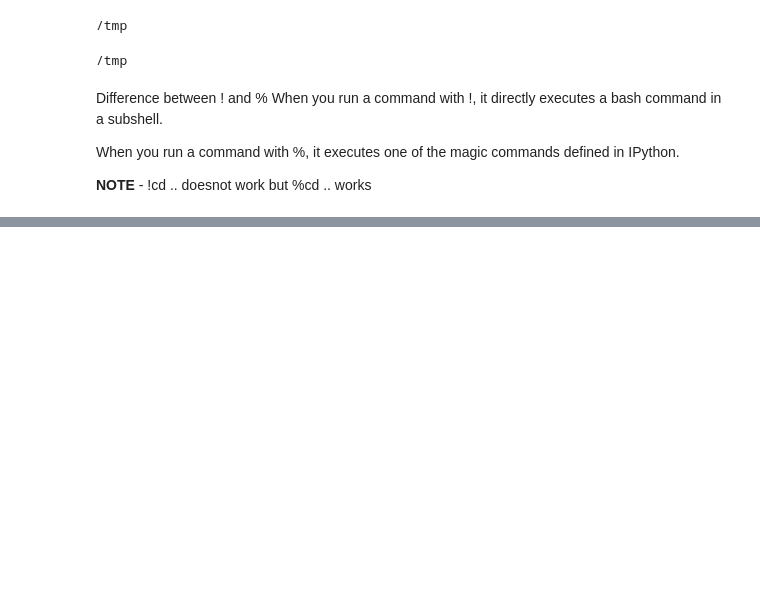
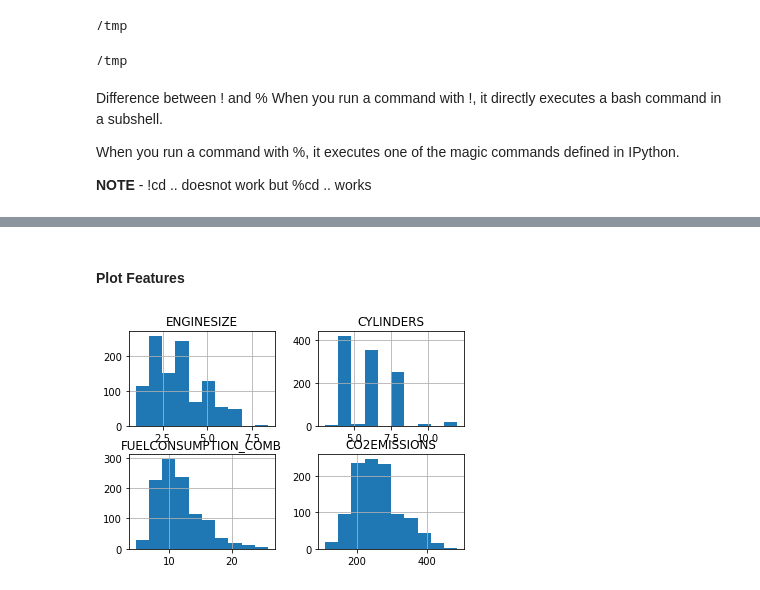
Before and after one commit to skarot/MachineLearning, a Jupyter notebook: Regression_SimpleLinearReg.ipynb, the cells around one changed output, grey strips where cells are left out. Cells and saved outputs as stored; diff of their text form; code cells hidden in the pictures; blank space fills up the shorter version.

```diff
--- a/Regression_SimpleLinearReg.ipynb
+++ b/Regression_SimpleLinearReg.ipynb
@@ -69,0 +84,3 @@ When you run a command with %, it executes one of the magic commands defined in
+# %%
+cdf = df[['ENGINESIZE','CYLINDERS','FUELCONSUMPTION_COMB','CO2EMISSIONS']]
+display(cdf)
@@ -69,0 +101,9 @@ When you run a command with %, it executes one of the magic commands defined in
+# %% [markdown]
+#### Plot Features
+# %%
+viz = cdf[['ENGINESIZE','CYLINDERS','FUELCONSUMPTION_COMB','CO2EMISSIONS']]
+
+viz.hist()
+plt.show()
+# %% [output]
+[figure, added]
```
Also changed, not shown: parts of 17 cells of this notebook.
